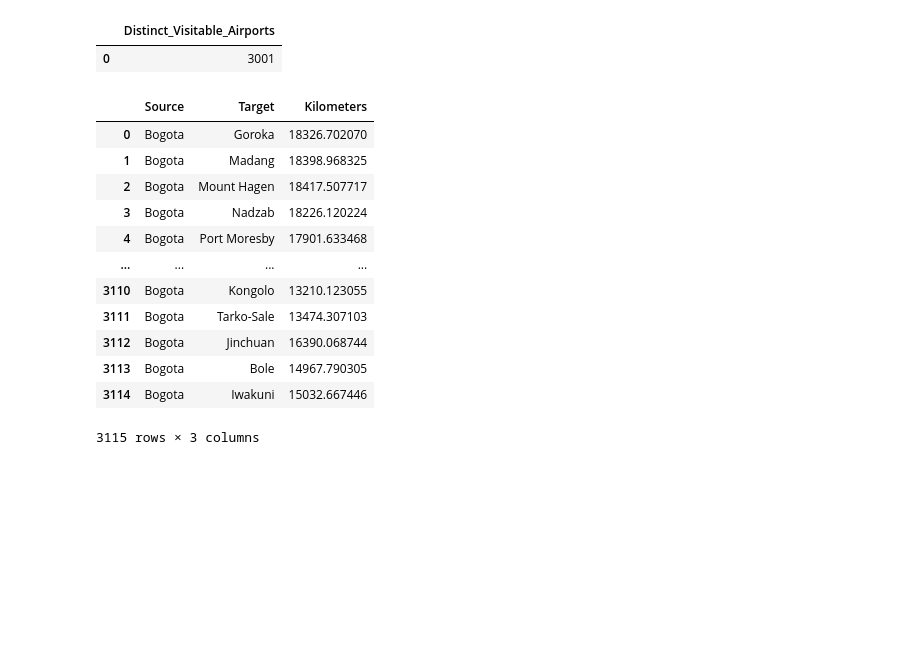
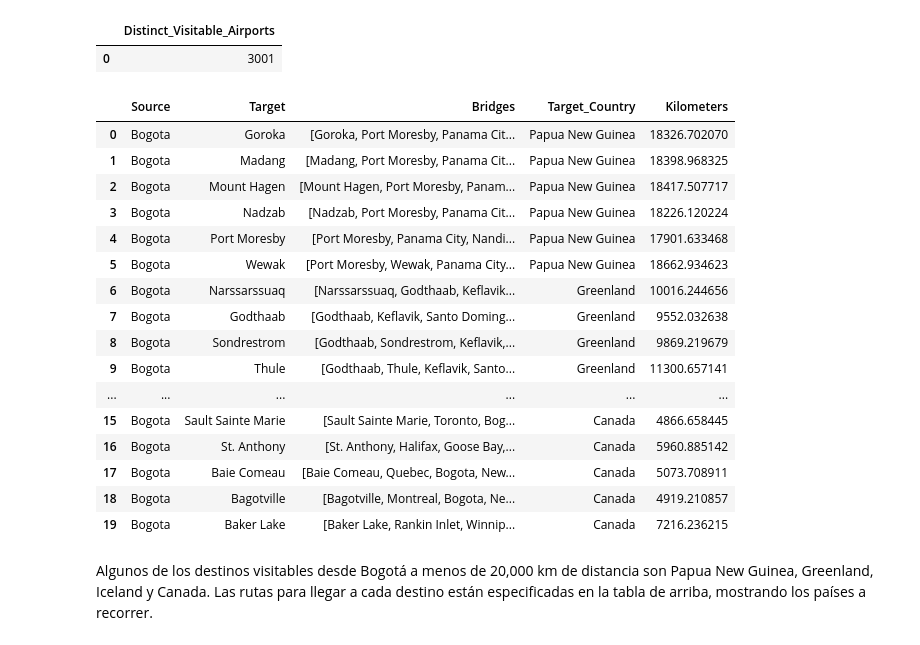
Before and after one commit to ch0fas/MG_Proyecto2, a Jupyter notebook: Python_Proyecto2.ipynb, the cells around one changed output. Drawn from its saved outputs; the diff is of its cells as text; code cells hidden in the pictures; blank space fills up the shorter version.

```diff
--- a/Python_Proyecto2.ipynb
+++ b/Python_Proyecto2.ipynb
@@ -202,23 +212,32 @@ db.custom_query(query2)
 |  | Distinct_Visitable_Airports |
 | 0 | 3001 |
 # %%
-query2 = """MATCH (source:Airport) -[r:PATH_Bogota_Directed]-> (target:Airport)
-WHERE r.totalCost <= 20_000
-RETURN source.Label AS Source, target.Label AS Target, r.totalCost AS Kilometers
+query3 = """MATCH (source:Airport) -[r:PATH_Bogota_Directed]-> (target:Airport)
+MATCH (v:Airport)
+WHERE r.totalCost <= 20_000 AND id(v) IN r.nodeIds
+RETURN source.Label AS Source, target.Label AS Target, COLLECT(v.Label) AS Bridges,
+target.country AS Target_Country, r.totalCost AS Kilometers
+LIMIT 20
 """
 
-db.custom_query(query2)
+db.custom_query(query3)
 # %% [output]
-|  | Source | Target | Kilometers |
-| 0 | Bogota | Goroka | 18326.702070 |
-| 1 | Bogota | Madang | 18398.968325 |
-| 2 | Bogota | Mount Hagen | 18417.507717 |
-| 3 | Bogota | Nadzab | 18226.120224 |
-| 4 | Bogota | Port Moresby | 17901.633468 |
-| ... | ... | ... | ... |
-| 3110 | Bogota | Kongolo | 13210.123055 |
-| 3111 | Bogota | Tarko-Sale | 13474.307103 |
-| 3112 | Bogota | Jinchuan | 16390.068744 |
-| 3113 | Bogota | Bole | 14967.790305 |
-| 3114 | Bogota | Iwakuni | 15032.667446 |
+|  | Source | Target | Bridges | Target_Country | Kilometers |
+| 0 | Bogota | Goroka | [Goroka, Port Moresby, Panama Cit... | Papua New Guinea | 18326.702070 |
+| 1 | Bogota | Madang | [Madang, Port Moresby, Panama Cit... | Papua New Guinea | 18398.968325 |
+| 2 | Bogota | Mount Hagen | [Mount Hagen, Port Moresby, Panam... | Papua New Guinea | 18417.507717 |
+| 3 | Bogota | Nadzab | [Nadzab, Port Moresby, Panama Cit... | Papua New Guinea | 18226.120224 |
+| 4 | Bogota | Port Moresby | [Port Moresby, Panama City, Nandi... | Papua New Guinea | 17901.633468 |
+| 5 | Bogota | Wewak | [Port Moresby, Wewak, Panama City... | Papua New Guinea | 18662.934623 |
+| 6 | Bogota | Narssarssuaq | [Narssarssuaq, Godthaab, Keflavik... | Greenland | 10016.244656 |
+| 7 | Bogota | Godthaab | [Godthaab, Keflavik, Santo Doming... | Greenland | 9552.032638 |
+| 8 | Bogota | Sondrestrom | [Godthaab, Sondrestrom, Keflavik,... | Greenland | 9869.219679 |
+| 9 | Bogota | Thule | [Godthaab, Thule, Keflavik, Santo... | Greenland | 11300.657141 |
+| ... | ... | ... | ... | ... | ... |
+| 15 | Bogota | Sault Sainte Marie | [Sault Sainte Marie, Toronto, Bog... | Canada | 4866.658445 |
+| 16 | Bogota | St. Anthony | [St. Anthony, Halifax, Goose Bay,... | Canada | 5960.885142 |
+| 17 | Bogota | Baie Comeau | [Baie Comeau, Quebec, Bogota, New... | Canada | 5073.708911 |
+| 18 | Bogota | Bagotville | [Bagotville, Montreal, Bogota, Ne... | Canada | 4919.210857 |
+| 19 | Bogota | Baker Lake | [Baker Lake, Rankin Inlet, Winnip... | Canada | 7216.236215 |
-3115 rows × 3 columns
+# %% [markdown]
+Algunos de los destinos visitables desde Bogotá a menos de 20,000 km de distancia son Papua New Guinea, Greenland, Iceland y Canada. Las rutas para llegar a cada destino están especificadas en la tabla de arriba, mostrando los países a recorrer.
```
Also changed, not shown: parts of 2 cells of this notebook, 1 other file.
